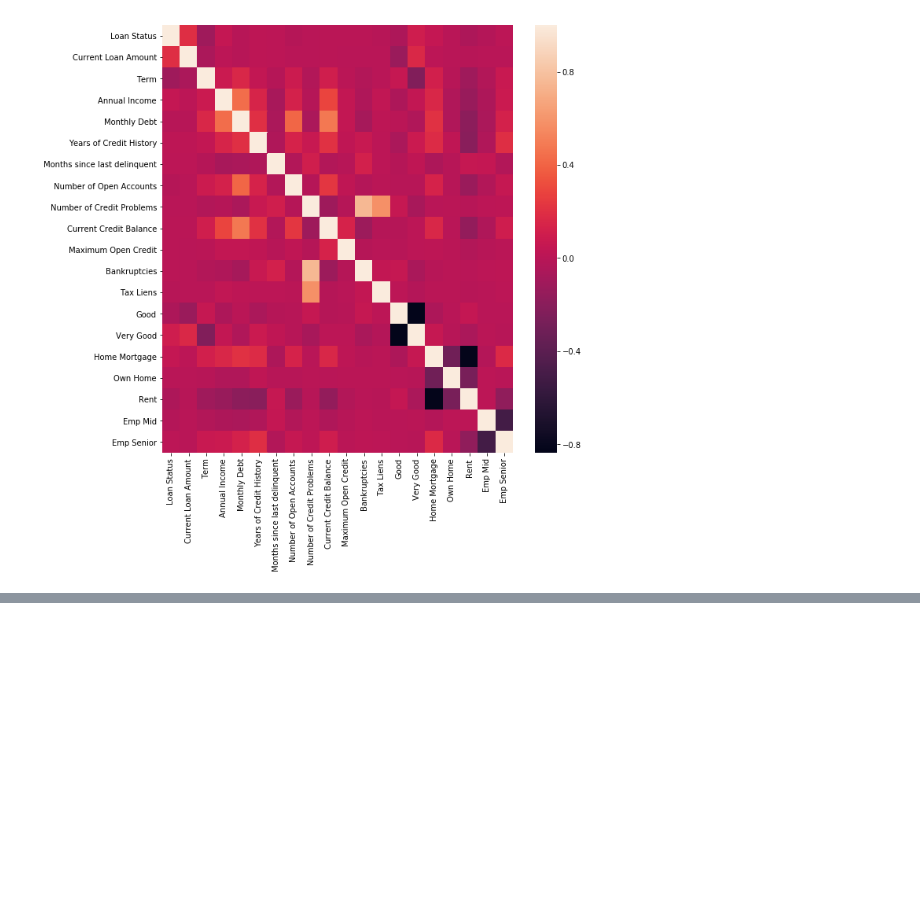
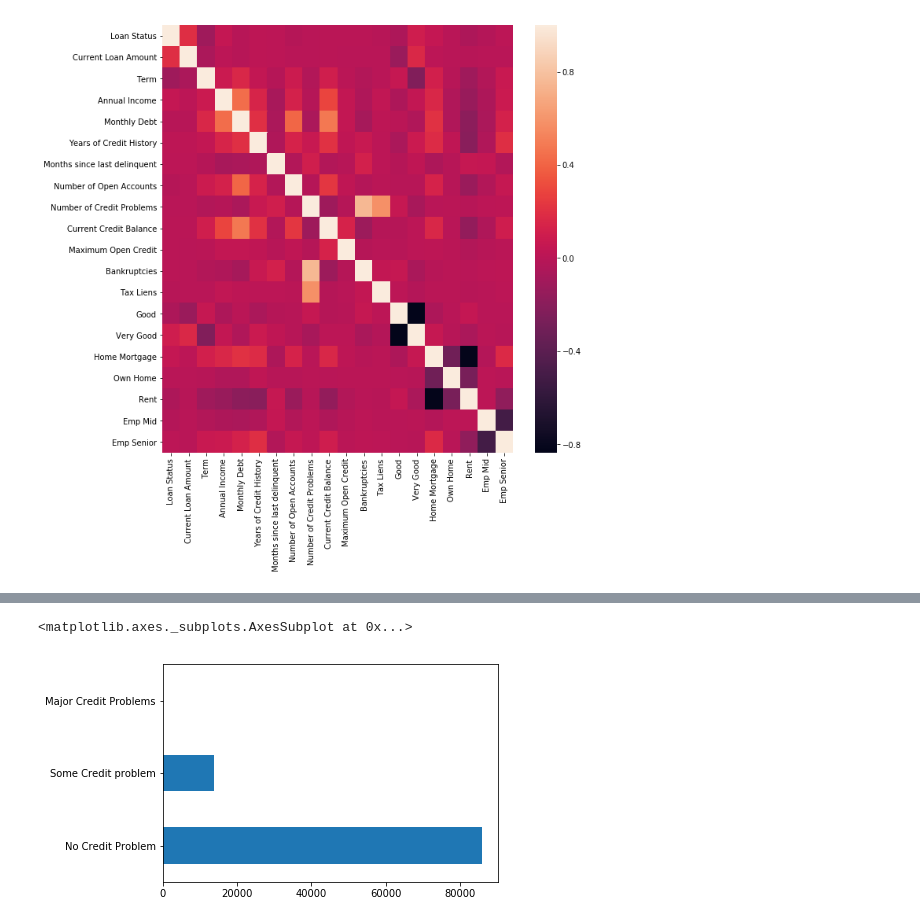
Before and after one commit to vaibhav2610/Credit-risk-analysis, a Jupyter notebook: CreditRisk.ipynb, the cells around one changed output, grey strips where cells are left out. Saved outputs shown, nothing was run; the diff lists cells and outputs as text; code cells hidden in the pictures; blank space fills up the shorter version.

```diff
--- a/CreditRisk.ipynb
+++ b/CreditRisk.ipynb
@@ -324,0 +460,5 @@ sns.heatmap(df.corr())
+# %%
+#one hot encode purpose column
+df = df.join(pd.get_dummies(df["Purpose"],drop_first= True))
+# %%
+df = df.drop(["Purpose"],axis =1)
@@ -324,0 +483,7 @@ sns.heatmap(df.corr())
+# %%
+df['Credit Problems'] = df['Number of Credit Problems'].apply(lambda x: "No Credit Problem" if x==0 else ("Some Credit problem" if x>0 and x<5 else "Major Credit Problems"))
+# %%
+df['Credit Problems'].value_counts().plot(kind="barh")
+# %% [output]
+<matplotlib.axes._subplots.AxesSubplot at 0x...>
+[figure, added]
```
Also changed, not shown: parts of 59 cells of this notebook.
